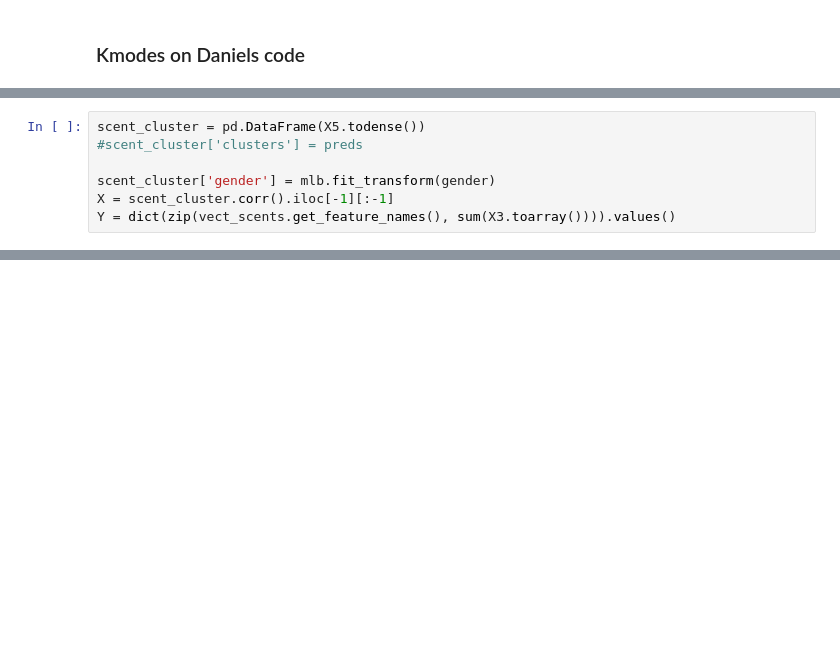
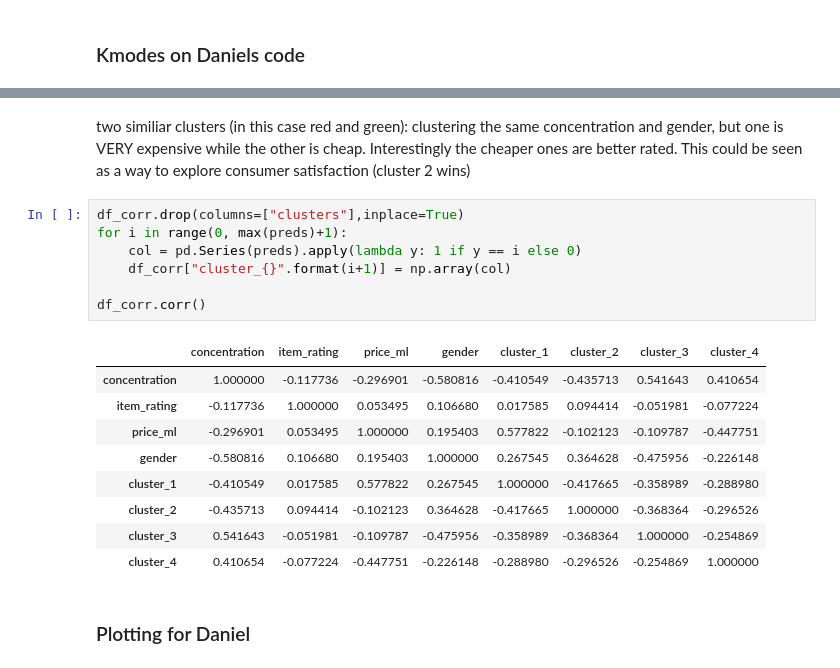
Before and after one commit to Sllambias/perfume_mining, a Jupyter notebook: preproc.ipynb, the cells around one changed output, grey strips where cells are left out. Drawn from its saved outputs; the diff is of its cells as text; blank space fills up the shorter version.

```diff
--- a/preproc.ipynb
+++ b/preproc.ipynb
@@ -217,7 +142,0 @@ len(gender), len(X5.todense())
-# %%
-scent_cluster = pd.DataFrame(X5.todense())
-#scent_cluster['clusters'] = preds
-
-scent_cluster['gender'] = mlb.fit_transform(gender)
-X = scent_cluster.corr().iloc[-1][:-1]
-Y = dict(zip(vect_scents.get_feature_names(), sum(X3.toarray()))).values()
@@ -298,0 +195,21 @@ df_not_noon.head()
+# %% [markdown]
+two similiar clusters (in this case red and green): clustering the same concentration and gender, but one is VERY expensive while the other is cheap. Interestingly the cheaper ones are better rated. This could be seen as a way to explore consumer satisfaction (cluster 2 wins)
+# %%
+df_corr.drop(columns=["clusters"],inplace=True)
+for i in range(0, max(preds)+1):
+    col = pd.Series(preds).apply(lambda y: 1 if y == i else 0)
+    df_corr["cluster_{}".format(i+1)] = np.array(col)
+
+df_corr.corr()
+# %% [output]
+|  | concentration | item_rating | price_ml | gender | cluster_1 | cluster_2 | cluster_3 | cluster_4 |
+| concentration | 1.000000 | -0.117736 | -0.296901 | -0.580816 | -0.410549 | -0.435713 | 0.541643 | 0.410654 |
+| item_rating | -0.117736 | 1.000000 | 0.053495 | 0.106680 | 0.017585 | 0.094414 | -0.051981 | -0.077224 |
+| price_ml | -0.296901 | 0.053495 | 1.000000 | 0.195403 | 0.577822 | -0.102123 | -0.109787 | -0.447751 |
+| gender | -0.580816 | 0.106680 | 0.195403 | 1.000000 | 0.267545 | 0.364628 | -0.475956 | -0.226148 |
+| cluster_1 | -0.410549 | 0.017585 | 0.577822 | 0.267545 | 1.000000 | -0.417665 | -0.358989 | -0.288980 |
+| cluster_2 | -0.435713 | 0.094414 | -0.102123 | 0.364628 | -0.417665 | 1.000000 | -0.368364 | -0.296526 |
+| cluster_3 | 0.541643 | -0.051981 | -0.109787 | -0.475956 | -0.358989 | -0.368364 | 1.000000 | -0.254869 |
+| cluster_4 | 0.410654 | -0.077224 | -0.447751 | -0.226148 | -0.288980 | -0.296526 | -0.254869 | 1.000000 |
+# %% [markdown]
+### Plotting for Daniel
```
Also changed, not shown: parts of 35 cells of this notebook.
